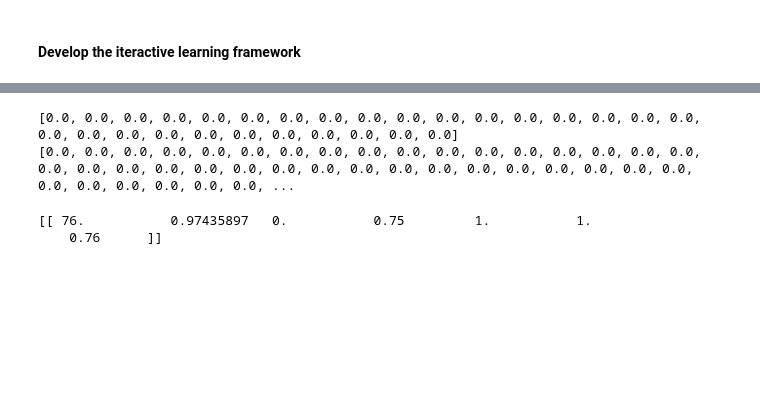
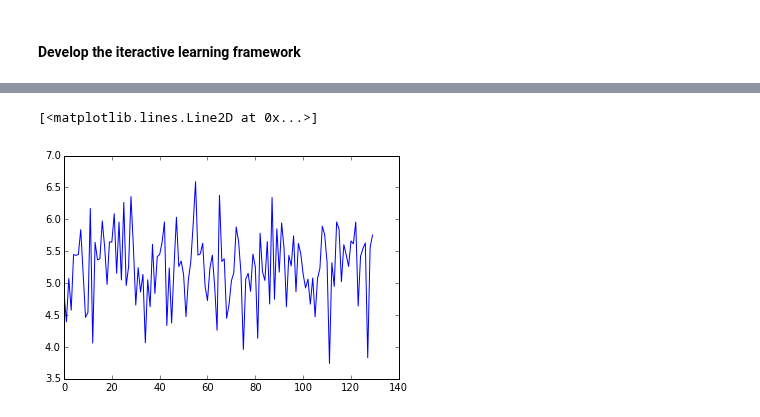
Before and after one commit to beingzy/phd_experiment, a Jupyter notebook: learning_wrapper_dev.ipynb, the cells around one changed output, grey strips where cells are left out. Drawn from its saved outputs; the diff is of its cells as text; code cells hidden in the pictures; blank space fills up the shorter version.

```diff
--- a/learning_wrapper_dev.ipynb
+++ b/learning_wrapper_dev.ipynb
@@ -598,8 +598,7 @@ while _no_imp_counter < max_iter:
     for g, uids in fit_group_copy.iteritems():
         target_dist = dist_metrics[g]
         for uid in uids:
-
-            sdist, ddist = user_grouped_dist(uid, dist_metrics, profile_df,
+            sdist, ddist = user_grouped_dist(uid, target_dist, profile_df,
                                          friend_networkx)
             pval = user_dist_kstest(sdist, ddist, fit_rayleigh=True, _n=n)
 
@@ -687,6 +686,8 @@ while _no_imp_counter < max_iter:
         _no_imp_counter += _no_imp_counter
     else:
         _no_imp_counter = 0
+        if threshold > 0.2:
+            threshold -= 0.01
 
     # print "fit score (type-%d): %.3f" % (t, fs)
     # print "best fit score: %.3f" % best_fs
@@ -712,10 +717,0 @@ print other_dist_metrics
-# %%
-# dist_metrics.keys()
-d = dist_metrics.values()[0]
-sdist, ddist = user_grouped_dist(uid, d, profile_df, friend_networkx)
-
-print sdist
-print ddist
-# %% [output]
-[0.0, 0.0, 0.0, 0.0, 0.0, 0.0, 0.0, 0.0, 0.0, 0.0, 0.0, 0.0, 0.0, 0.0, 0.0, 0.0, 0.0, 0.0, 0.0, 0.0, 0.0, 0.0, 0.0, 0.0, 0.0, 0.0, 0.0, 0.0]
-[0.0, 0.0, 0.0, 0.0, 0.0, 0.0, 0.0, 0.0, 0.0, 0.0, 0.0, 0.0, 0.0, 0.0, 0.0, 0.0, 0.0, 0.0, 0.0, 0.0, 0.0, 0.0, 0.0, 0.0, 0.0, 0.0, 0.0, 0.0, 0.0, 0.0, 0.0, 0.0, 0.0, 0.0, 0.0, 0.0, 0.0, 0.0, 0.0, 0.0, ...
@@ -729,5 +717,0 @@ user_profile = profile_df.ix[profile_df.ID == user_id, cols].as_matrix()
-# %%
-print user_profile
-# %% [output]
-[[ 76.           0.97435897   0.           0.75         1.           1.
-    0.76      ]]
@@ -733,0 +720,5 @@ print user_profile
+# %%
+plt.plot(fs_hist)
+# %% [output]
+[<matplotlib.lines.Line2D at 0x...>]
+[figure, added]
```
Also changed, not shown: parts of 14 cells of this notebook, 6 other files.
